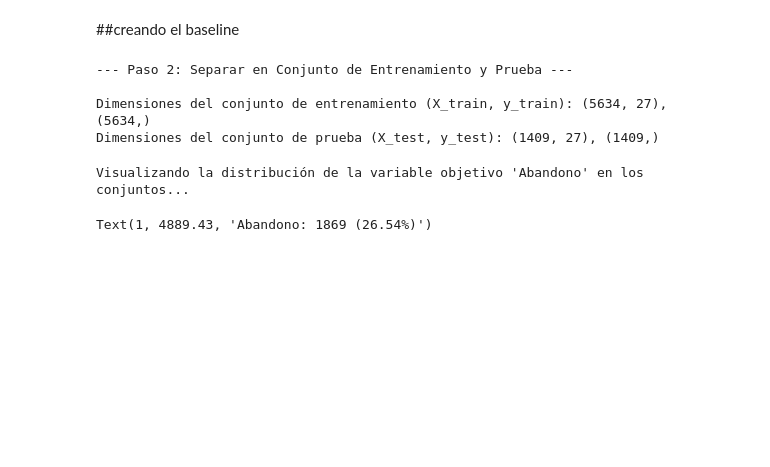
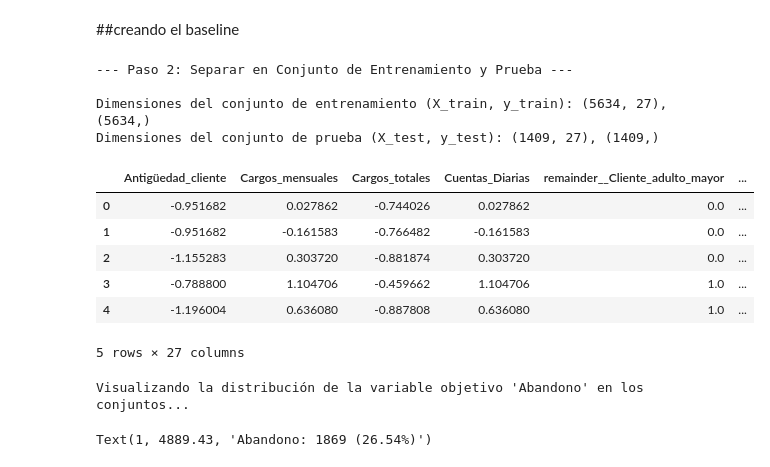
Before and after one commit to Brianbrowncoopman/telecom_X_2, a Jupyter notebook: Telecom_X_2.ipynb, the cells around one changed output. Cells and saved outputs as stored; diff of their text form; code cells hidden in the pictures; blank space fills up the shorter version.

```diff
--- a/Telecom_X_2.ipynb
+++ b/Telecom_X_2.ipynb
@@ -802,6 +802,16 @@ print(f"Dimensiones del conjunto de prueba (X_test, y_test): {X_test.shape}, {y_
 
 Dimensiones del conjunto de entrenamiento (X_train, y_train): (5634, 27), (5634,)
 Dimensiones del conjunto de prueba (X_test, y_test): (1409, 27), (1409,)
+# %%
+X_processed_df.head()
+# %% [output]
+|  | Antigüedad_cliente | Cargos_mensuales | Cargos_totales | Cuentas_Diarias | remainder__Cliente_adulto_mayor | ... |
+| 0 | -0.951682 | 0.027862 | -0.744026 | 0.027862 | 0.0 | ... |
+| 1 | -0.951682 | -0.161583 | -0.766482 | -0.161583 | 0.0 | ... |
+| 2 | -1.155283 | 0.303720 | -0.881874 | 0.303720 | 0.0 | ... |
+| 3 | -0.788800 | 1.104706 | -0.459662 | 1.104706 | 1.0 | ... |
+| 4 | -1.196004 | 0.636080 | -0.887808 | 0.636080 | 1.0 | ... |
+5 rows × 27 columns
 # %%
 # Gráficos: Distribución de la variable objetivo en los conjuntos
 print("\nVisualizando la distribución de la variable objetivo 'Abandono' en los conjuntos...")
```
Also changed, not shown: parts of 21 cells of this notebook.
